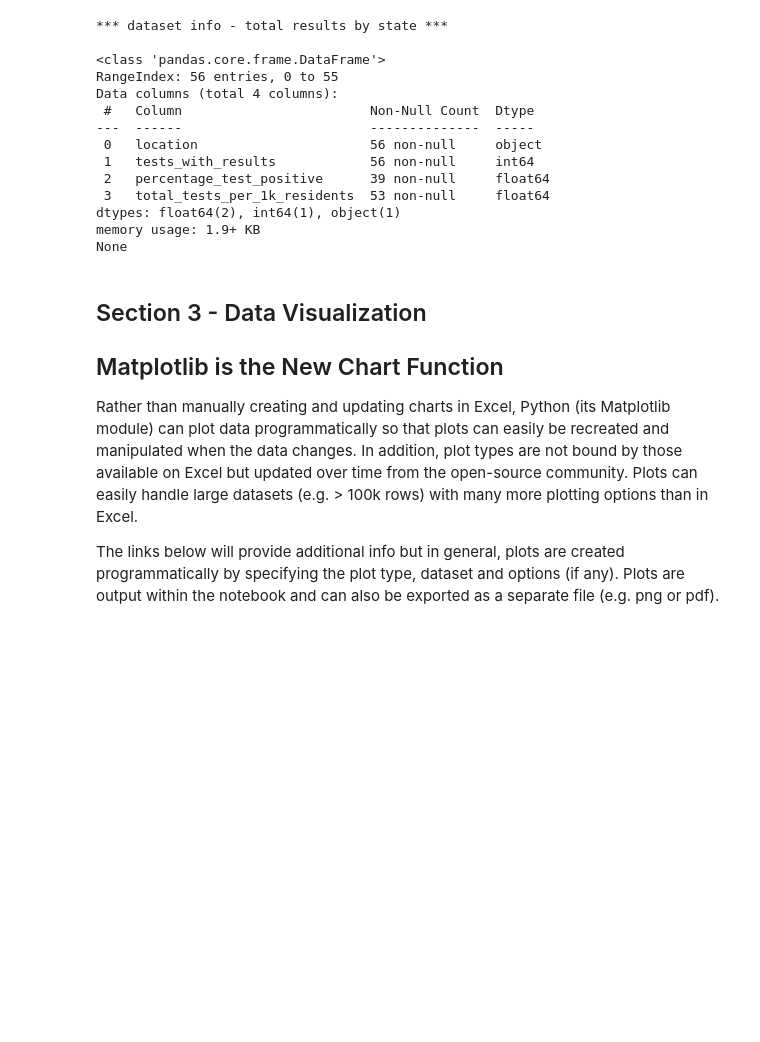
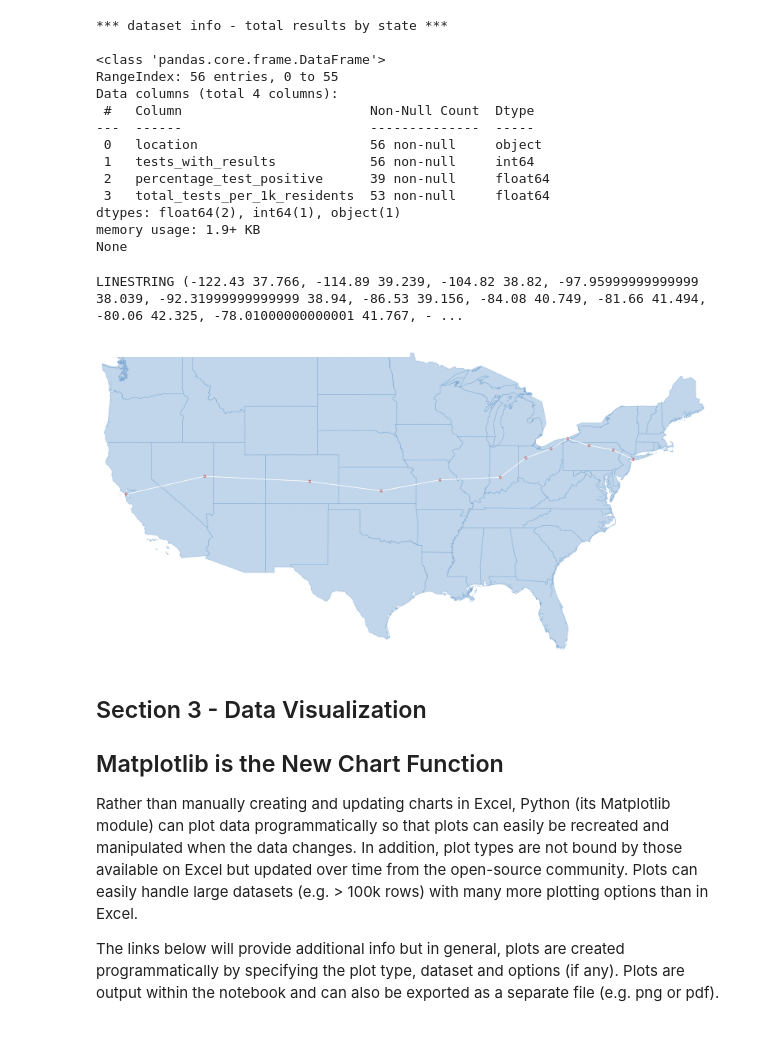
Before and after one commit to walteryu/code4sac, a Jupyter notebook: covid/covid_analysis_v1.ipynb, the cells around one changed output. Saved outputs shown, nothing was run; the diff lists cells and outputs as text; code cells hidden in the pictures; blank space fills up the shorter version.

```diff
--- a/covid/covid_analysis_v1.ipynb
+++ b/covid/covid_analysis_v1.ipynb
@@ -374,6 +429,61 @@ Data columns (total 4 columns):
 dtypes: float64(2), int64(1), object(1)
 memory usage: 1.9+ KB
 None
+# %%
+# 02B.03 - eda/geojson
+# https://github.com/lesley2958/twilio-geospatial
+
+# test data points of flight path from SF to NYC
+latlons = [(37.766, -122.43), (39.239, -114.89), (38.820, -104.82), (38.039, -97.96),
+    (38.940, -92.32), (39.156, -86.53), (40.749, -84.08), (41.494, -81.66),
+    (42.325, -80.06), (41.767, -78.01), (41.395, -75.68), (40.625, -73.780)]
+
+# convert points into single line
+path = [(x, y) for y, x in latlons]
+ls = LineString(path)
+print(ls)
+
+# convert shapefile data into polygons
+with fiona.collection("./data/statesp020.shp") as features:
+        states = [shape(f['geometry']) for f in features]
+
+fig = plt.figure(figsize=(24, 12), dpi=180)
+
+# identify intersection and add outline
+for state in states:
+    if state.geom_type == 'Polygon':
+        state = [state]
+
+    for poly in state:
+        if ls.intersects(poly):
+            alpha = 0.4
+        else:
+            alpha = 0.4
+
+        try:
+            poly_patch = PolygonPatch(poly, fc="#6699cc", ec="#6699cc", alpha=alpha, zorder=2)
+            fig.gca().add_patch(poly_patch)
+        except:
+            pass
+
+# format plot
+fig.gca().plot(*ls.xy, color='#FFFFFF')
+
+# add outline colors
+for x, y in path:
+    p = Point(x, y)
+    spot = p.buffer(.1)
+    x, y = spot.exterior.xy
+    plt.fill(x, y, color='#cc6666', aa=True)
+    plt.plot(x, y, color='#cc6666', aa=True, lw=1.0)
+
+# save plot
+fig.gca().axis([-125, -65, 25, 50])
+fig.gca().axis('off')
+fig.savefig("data/states.png", facecolor='#F2F2F2', edgecolor='#F2F2F2')
+# %% [output]
+LINESTRING (-122.43 37.766, -114.89 39.239, -104.82 38.82, -97.95999999999999 38.039, -92.31999999999999 38.94, -86.53 39.156, -84.08 40.749, -81.66 41.494, -80.06 42.325, -78.01000000000001 41.767, - ...
+[figure, added]
 # %% [markdown]
 ## Section 3 - Data Visualization
 
```
Also changed, not shown: parts of 3 cells of this notebook.
